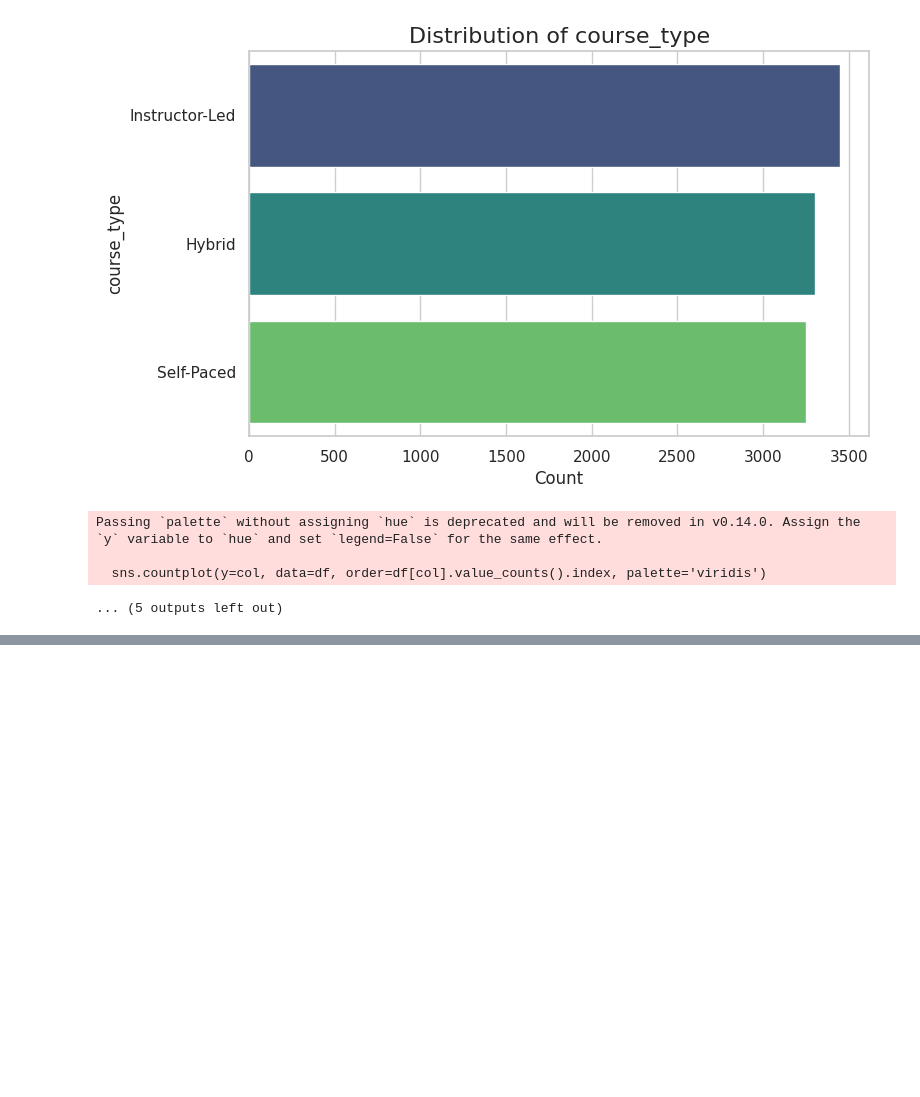
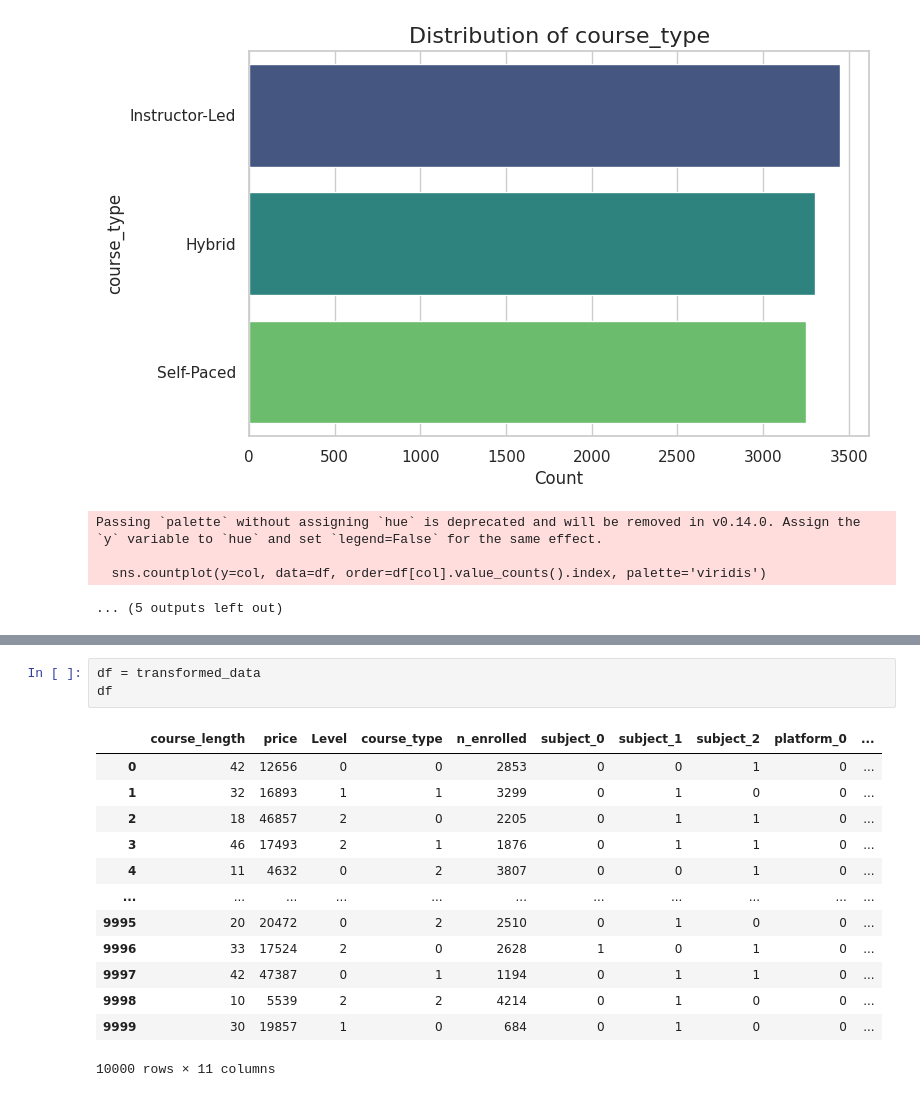
Before and after one commit to AmmarJamshed/saved-work, a Jupyter notebook: ML_EDu_enrollment.ipynb, the cells around one changed output, grey strips where cells are left out. Saved outputs shown, nothing was run; the diff lists cells and outputs as text; blank space fills up the shorter version.

```diff
--- a/ML_EDu_enrollment.ipynb
+++ b/ML_EDu_enrollment.ipynb
@@ -356,0 +733,17 @@ Passing `palette` without assigning `hue` is deprecated and will be removed in v
+# %%
+df = transformed_data
+df
+# %% [output]
+|  | course_length | price | Level | course_type | n_enrolled | subject_0 | subject_1 | subject_2 | platform_0 | ... |
+| 0 | 42 | 12656 | 0 | 0 | 2853 | 0 | 0 | 1 | 0 | ... |
+| 1 | 32 | 16893 | 1 | 1 | 3299 | 0 | 1 | 0 | 0 | ... |
+| 2 | 18 | 46857 | 2 | 0 | 2205 | 0 | 1 | 1 | 0 | ... |
+| 3 | 46 | 17493 | 2 | 1 | 1876 | 0 | 1 | 1 | 0 | ... |
+| 4 | 11 | 4632 | 0 | 2 | 3807 | 0 | 0 | 1 | 0 | ... |
+| ... | ... | ... | ... | ... | ... | ... | ... | ... | ... | ... |
+| 9995 | 20 | 20472 | 0 | 2 | 2510 | 0 | 1 | 0 | 0 | ... |
+| 9996 | 33 | 17524 | 2 | 0 | 2628 | 1 | 0 | 1 | 0 | ... |
+| 9997 | 42 | 47387 | 0 | 1 | 1194 | 0 | 1 | 1 | 0 | ... |
+| 9998 | 10 | 5539 | 2 | 2 | 4214 | 0 | 1 | 0 | 0 | ... |
+| 9999 | 30 | 19857 | 1 | 0 | 684 | 0 | 1 | 0 | 0 | ... |
+10000 rows × 11 columns
```
Also changed, not shown: parts of 6 cells of this notebook.
